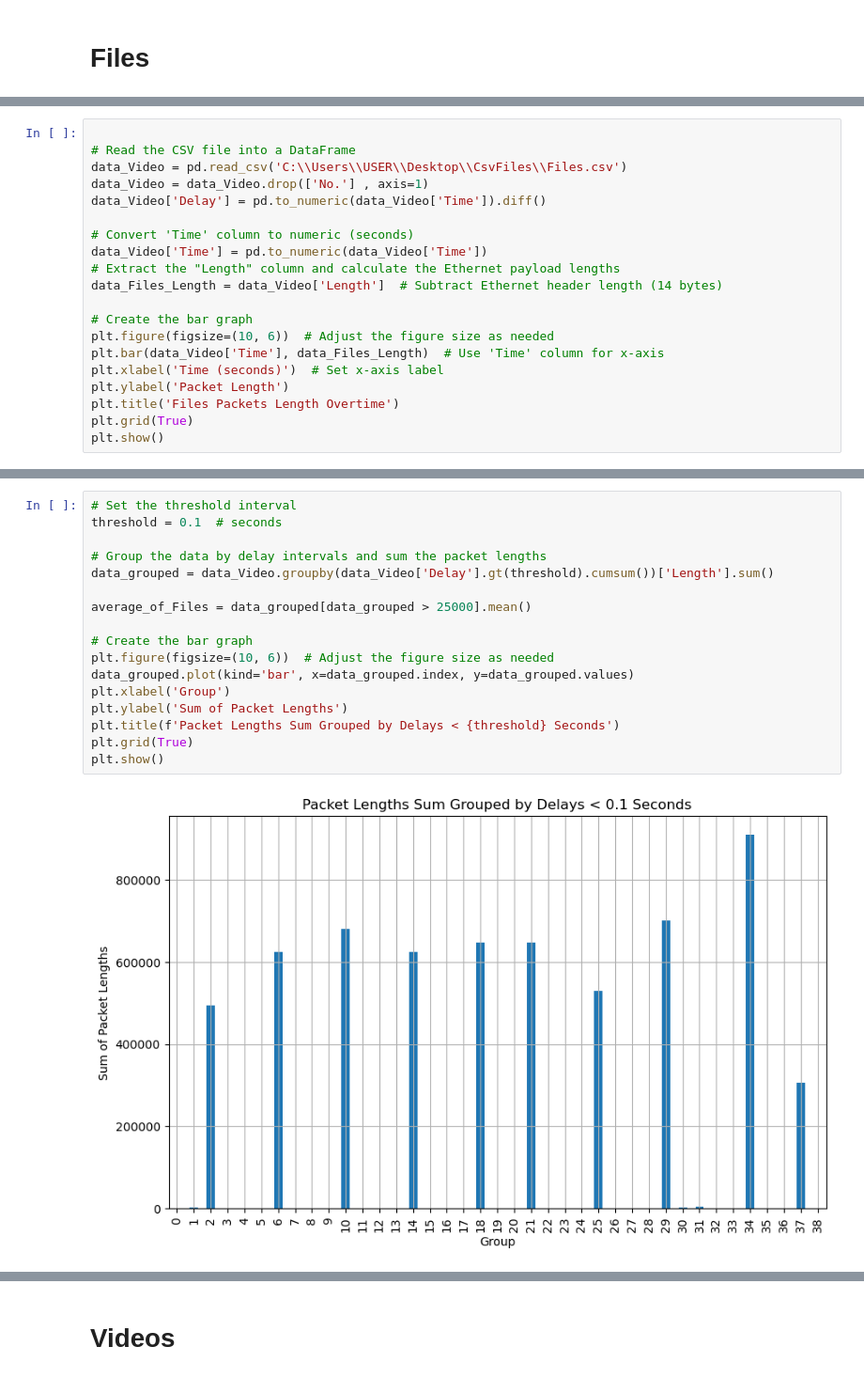
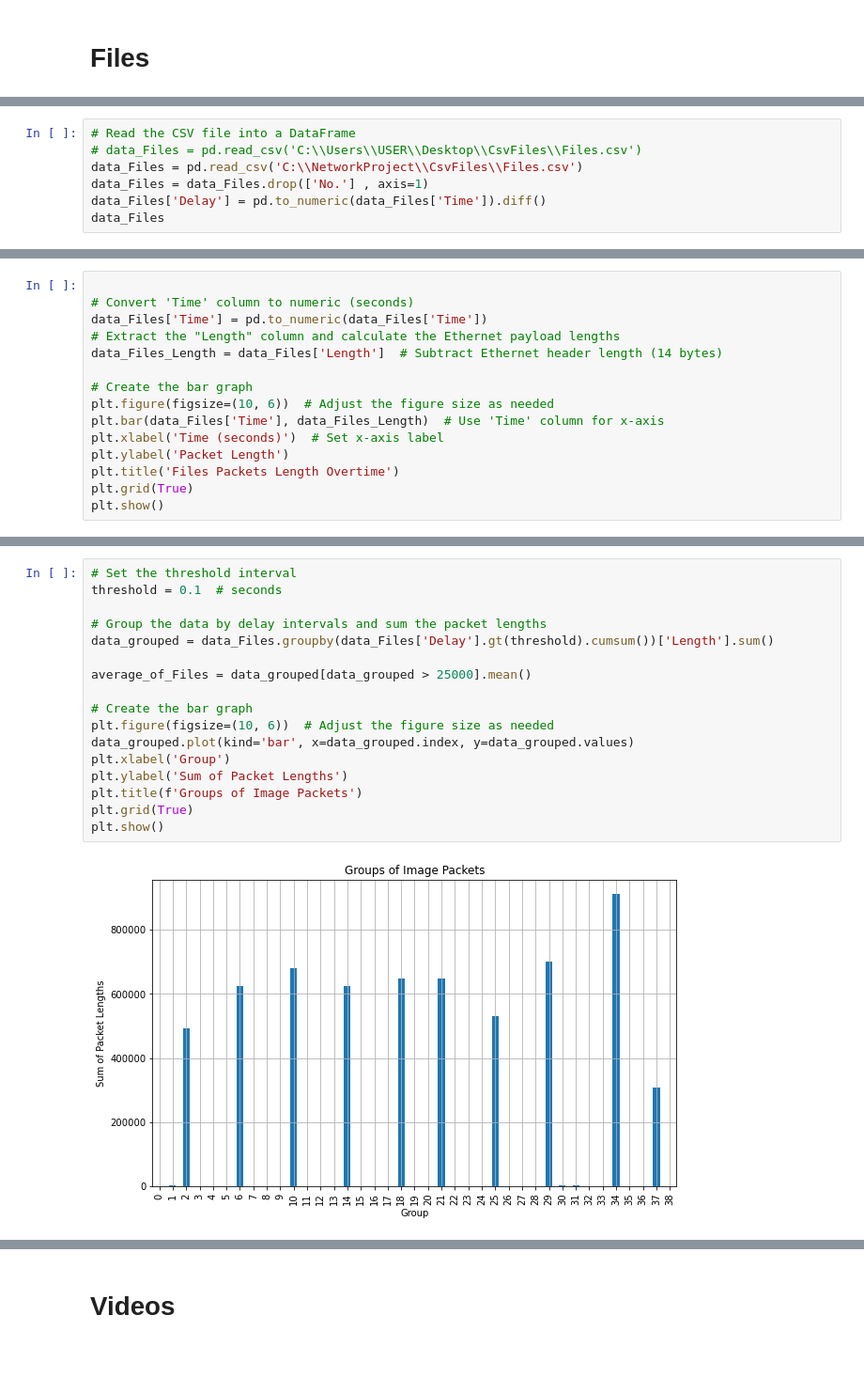
Before and after one commit to Kfirul/Computer_Networks_Final_Project, a Jupyter notebook: Computers Network.ipynb, the cells around one changed output, grey strips where cells are left out. Shown at 94% size. Cells and saved outputs as stored; diff of their text form.

```diff
--- a/Computers Network.ipynb
+++ b/Computers Network.ipynb
@@ -155,0 +313,7 @@ plt.show()
+# %%
+# Read the CSV file into a DataFrame
+# data_Files = pd.read_csv('C:\\Users\\USER\\Desktop\\CsvFiles\\Files.csv')
+data_Files = pd.read_csv('C:\\NetworkProject\\CsvFiles\\Files.csv')
+data_Files = data_Files.drop(['No.'] , axis=1)
+data_Files['Delay'] = pd.to_numeric(data_Files['Time']).diff()
+data_Files
@@ -156,18 +344,13 @@ plt.show()
 # %%
 
-# Read the CSV file into a DataFrame
-data_Video = pd.read_csv('C:\\Users\\USER\\Desktop\\CsvFiles\\Files.csv')
-data_Video = data_Video.drop(['No.'] , axis=1)
-data_Video['Delay'] = pd.to_numeric(data_Video['Time']).diff()
-
 # Convert 'Time' column to numeric (seconds)
-data_Video['Time'] = pd.to_numeric(data_Video['Time'])
+data_Files['Time'] = pd.to_numeric(data_Files['Time'])
 # Extract the "Length" column and calculate the Ethernet payload lengths
-data_Files_Length = data_Video['Length']  # Subtract Ethernet header length (14 bytes)
+data_Files_Length = data_Files['Length']  # Subtract Ethernet header length (14 bytes)
 
 # Create the bar graph
 plt.figure(figsize=(10, 6))  # Adjust the figure size as needed
-plt.bar(data_Video['Time'], data_Files_Length)  # Use 'Time' column for x-axis
+plt.bar(data_Files['Time'], data_Files_Length)  # Use 'Time' column for x-axis
 plt.xlabel('Time (seconds)')  # Set x-axis label
 plt.ylabel('Packet Length')
 plt.title('Files Packets Length Overtime')
@@ -178,19 +373,19 @@ plt.show()
 # %%
 # Set the threshold interval
 threshold = 0.1  # seconds
 
 # Group the data by delay intervals and sum the packet lengths
-data_grouped = data_Video.groupby(data_Video['Delay'].gt(threshold).cumsum())['Length'].sum()
+data_grouped = data_Files.groupby(data_Files['Delay'].gt(threshold).cumsum())['Length'].sum()
 
 average_of_Files = data_grouped[data_grouped > 25000].mean()
 
 # Create the bar graph
 plt.figure(figsize=(10, 6))  # Adjust the figure size as needed
 data_grouped.plot(kind='bar', x=data_grouped.index, y=data_grouped.values)
 plt.xlabel('Group')
 plt.ylabel('Sum of Packet Lengths')
-plt.title(f'Packet Lengths Sum Grouped by Delays < {threshold} Seconds')
+plt.title(f'Groups of Image Packets')
 plt.grid(True)
 plt.show()
 # %% [output]
-[figure, old version]
+[figure, new version]
```
Also changed, not shown: parts of 88 cells of this notebook, 2 other files.
